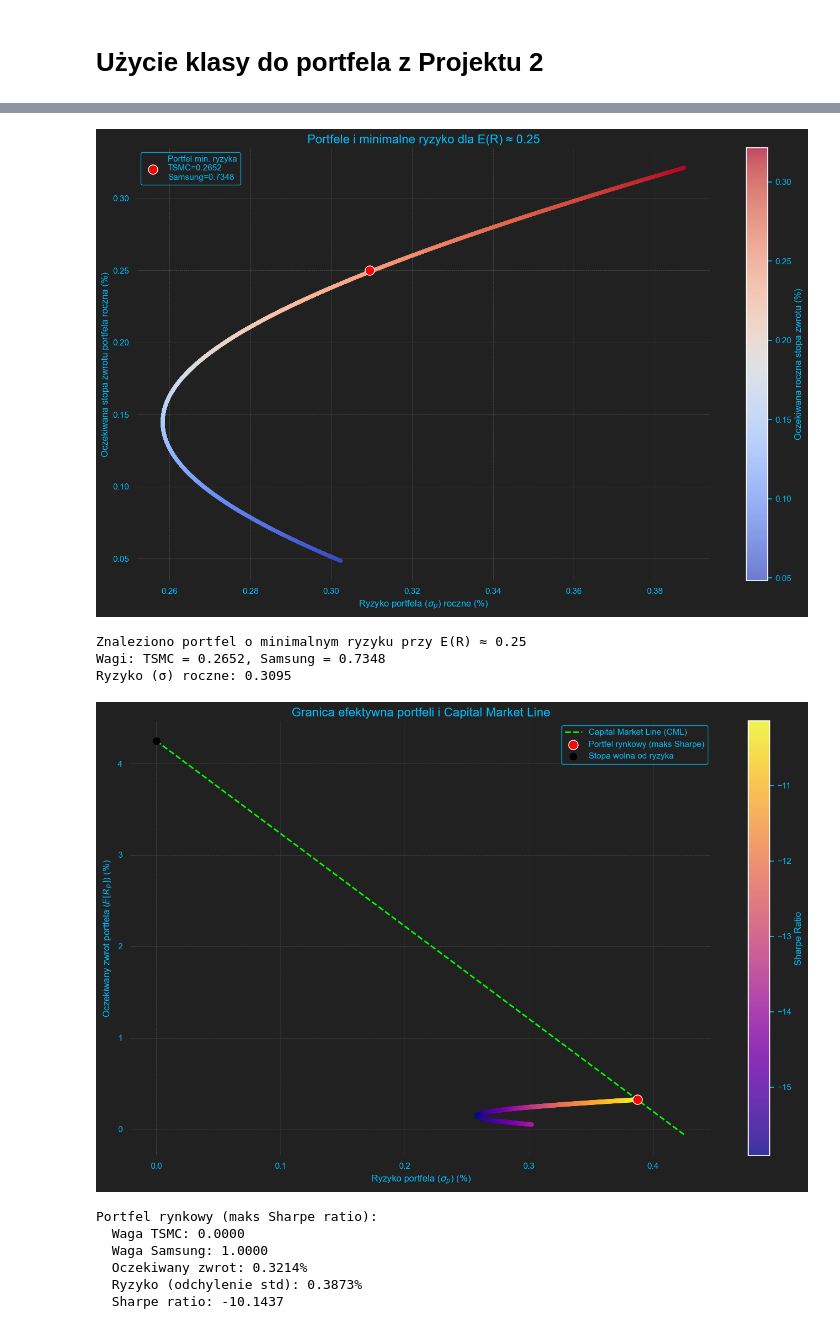
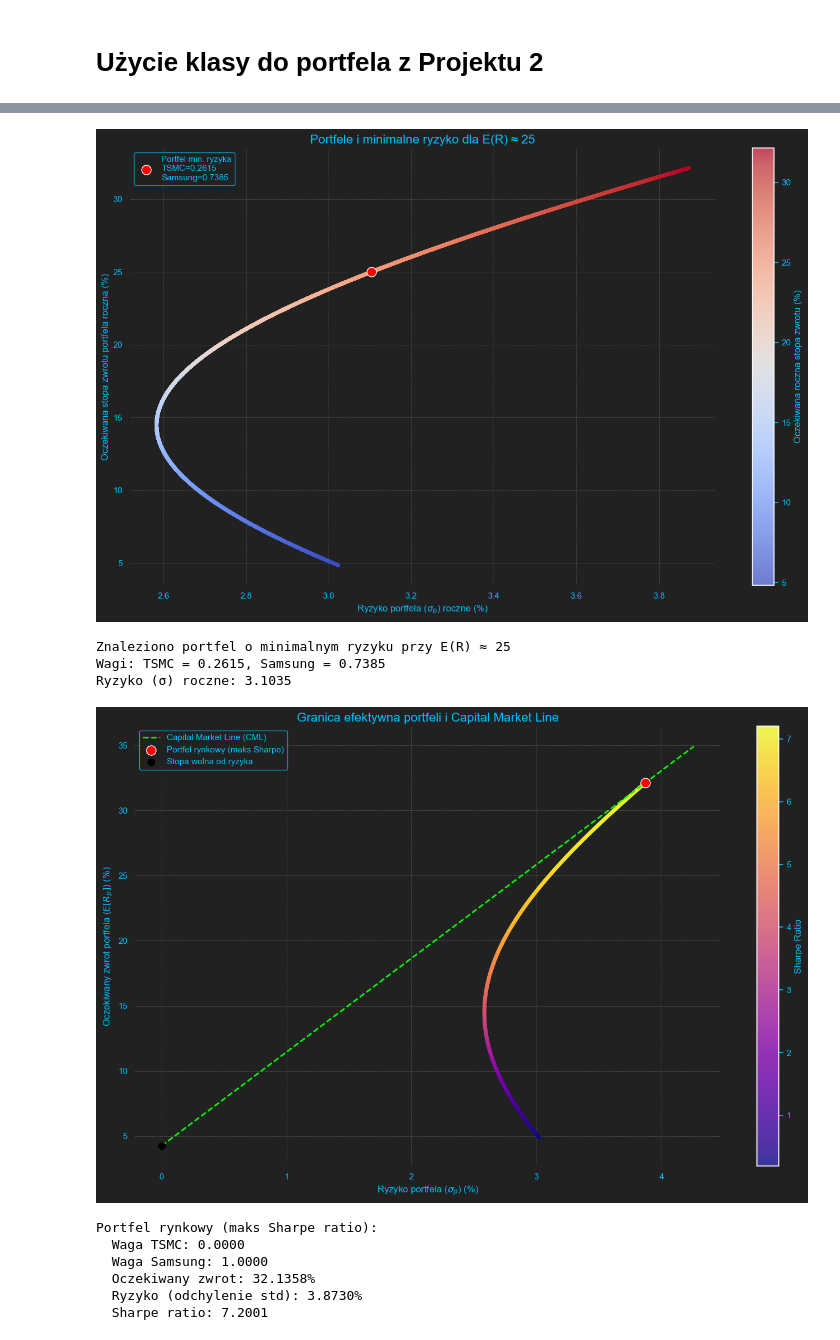
Before and after one commit to mathieuboro/nvidia_risk_management, a Jupyter notebook: projekt-4.ipynb, the cells around one changed output, grey strips where cells are left out. Drawn from its saved outputs; the diff is of its cells as text; code cells hidden in the pictures.

```diff
--- a/projekt-4.ipynb
+++ b/projekt-4.ipynb
@@ -129,27 +130,37 @@ Korelacja Logarytmicznych Stóp Zwrotu:
 class Portfel:
     """_summary_
     """
-    def __init__(self, data_comb, odset_tsmc:float=.5) -> None:
+    def __init__(self, data_comb, odset_tsmc: float = .5) -> None:
         self.odset_tsmc = odset_tsmc
         self.odset_smg = 1 - odset_tsmc
-        self.log_tsmc = data_comb[:,0]
-        self.log_smg = data_comb[:,1]
+        self.log_tsmc = data_comb[:, 0]
+        self.log_smg = data_comb[:, 1]
 
     @property
     def mean(self):
-        return self.odset_tsmc*self.log_tsmc.mean() + self.odset_smg*self.log_smg.mean()
+        return 100 * (self.odset_tsmc * self.log_tsmc.mean() + self.odset_smg * self.log_smg.mean())
 
     @property
     def var(self):
-        return self.odset_tsmc*self.odset_tsmc*self.log_tsmc.var() + self.odset_smg*self.odset_smg*self.log_smg.var() + \
-            2*self.odset_smg*self.odset_tsmc*self.log_smg.std()* self.log_tsmc.std()*np.corrcoef(self.log_smg[1:],self.log_tsmc[1:])[1,0]
+        return 100 * (
+            self.odset_tsmc**2 * self.log_tsmc.var() +
+            self.odset_smg**2 * self.log_smg.var() +
+            2 * self.odset_smg * self.odset_tsmc *
+            self.log_smg.std() * self.log_tsmc.std() *
+            np.corrcoef(self.log_smg[1:], self.log_tsmc[1:])[1, 0]
+        )
 
     def quantile(self, q):
-        return np.quantile(self.log_tsmc[1:], q)*self.odset_tsmc + np.quantile(self.log_smg[1:], q)*self.odset_smg
+        return 100 * (
+            np.quantile(self.log_tsmc[1:], q) * self.odset_tsmc +
+            np.quantile(self.log_smg[1:], q) * self.odset_smg
+        )
 
     def __getitem__(self, key):
-        return self.log_tsmc[1:][key]*self.odset_tsmc + \
-            self.log_smg[1:][key]*self.odset_smg
+        return 100 * (
+            self.log_tsmc[1:][key] * self.odset_tsmc +
+            self.log_smg[1:][key] * self.odset_smg
+        )
 # %%
 data_comb = combined_log_returns_df.to_numpy()
 portfel = Portfel(data_comb, odset_tsmc=0.5)
@@ -240,6 +251,6 @@ print(f' Wagi minimalnego ryzyka: TSMC = {best_weight:.3f}, Samsung = {1 - best_
  Wagi minimalnego ryzyka: TSMC = 0.648, Samsung = 0.352
 # %%
-target_mean = 0.25
+target_mean = 25
 tolerance = 0.001
 
 space = np.linspace(0, 1, 100000)
@@ -313,10 +324,10 @@ if best_weight is not None:
 else:
     print('Nie znaleziono portfela spełniającego warunek oczekiwanej stopy zwrotu.')
 # %% [output]
-[figure, old version]
+[figure, new version]
-Znaleziono portfel o minimalnym ryzyku przy E(R) ≈ 0.25
-Wagi: TSMC = 0.2652, Samsung = 0.7348
-Ryzyko (σ) roczne: 0.3095
+Znaleziono portfel o minimalnym ryzyku przy E(R) ≈ 25
+Wagi: TSMC = 0.2615, Samsung = 0.7385
+Ryzyko (σ) roczne: 3.1035
 # %%
 Rf = 4.25  # stopa wolna od ryzyka (roczna %)
 
@@ -356,7 +367,7 @@ scatter = ax.scatter(
     c=sharpes,
     cmap='plasma',
     marker='o',
-    s=25,
+    s=15,
     alpha=0.8
 )
 
@@ -374,37 +385,37 @@ ax.yaxis.label.set_color('deepskyblue')
 
 ax.grid(color='gray', linestyle='--', linewidth=0.5, alpha=0.6)
 
 ax.spines['bottom'].set_color('#212121')
 ax.spines['left'].set_color('#212121')
 ax.spines['top'].set_color('#212121')
 ax.spines['right'].set_color('#212121')
 
 # Capital Market Line (CML)
 slope = (best_mean - Rf) / best_risk
 cml_x = np.linspace(0, max(risks)*1.1, 100)
 cml_y = Rf + slope * cml_x
 ax.plot(cml_x, cml_y, label='Capital Market Line (CML)', color='lime', linestyle='--', linewidth=2)
 
 # Najlepszy portfel
 ax.scatter(best_risk, best_mean, color='red', edgecolor='white', s=150, label='Portfel rynkowy (maks Sharpe)', zorder=10)
 ax.scatter(0, Rf, color='black', label='Stopa wolna od ryzyka', s=80, zorder=10)
 
 ax.legend(facecolor='#212121', edgecolor='deepskyblue', labelcolor='deepskyblue')
 
 plt.tight_layout()
 plt.show()
 
 print(f'Portfel rynkowy (maks Sharpe ratio):')
 print(f'  Waga TSMC: {best_weight:.4f}')
 print(f'  Waga Samsung: {1 - best_weight:.4f}')
 print(f'  Oczekiwany zwrot: {best_mean:.4f}%')
 print(f'  Ryzyko (odchylenie std): {best_risk:.4f}%')
 print(f'  Sharpe ratio: {max_sharpe:.4f}')
 # %% [output]
-[figure, old version]
+[figure, new version]
 Portfel rynkowy (maks Sharpe ratio):
   Waga TSMC: 0.0000
   Waga Samsung: 1.0000
-  Oczekiwany zwrot: 0.3214%
-  Ryzyko (odchylenie std): 0.3873%
-  Sharpe ratio: -10.1437
+  Oczekiwany zwrot: 32.1358%
+  Ryzyko (odchylenie std): 3.8730%
+  Sharpe ratio: 7.2001
```
Also changed, not shown: parts of 4 cells of this notebook.
